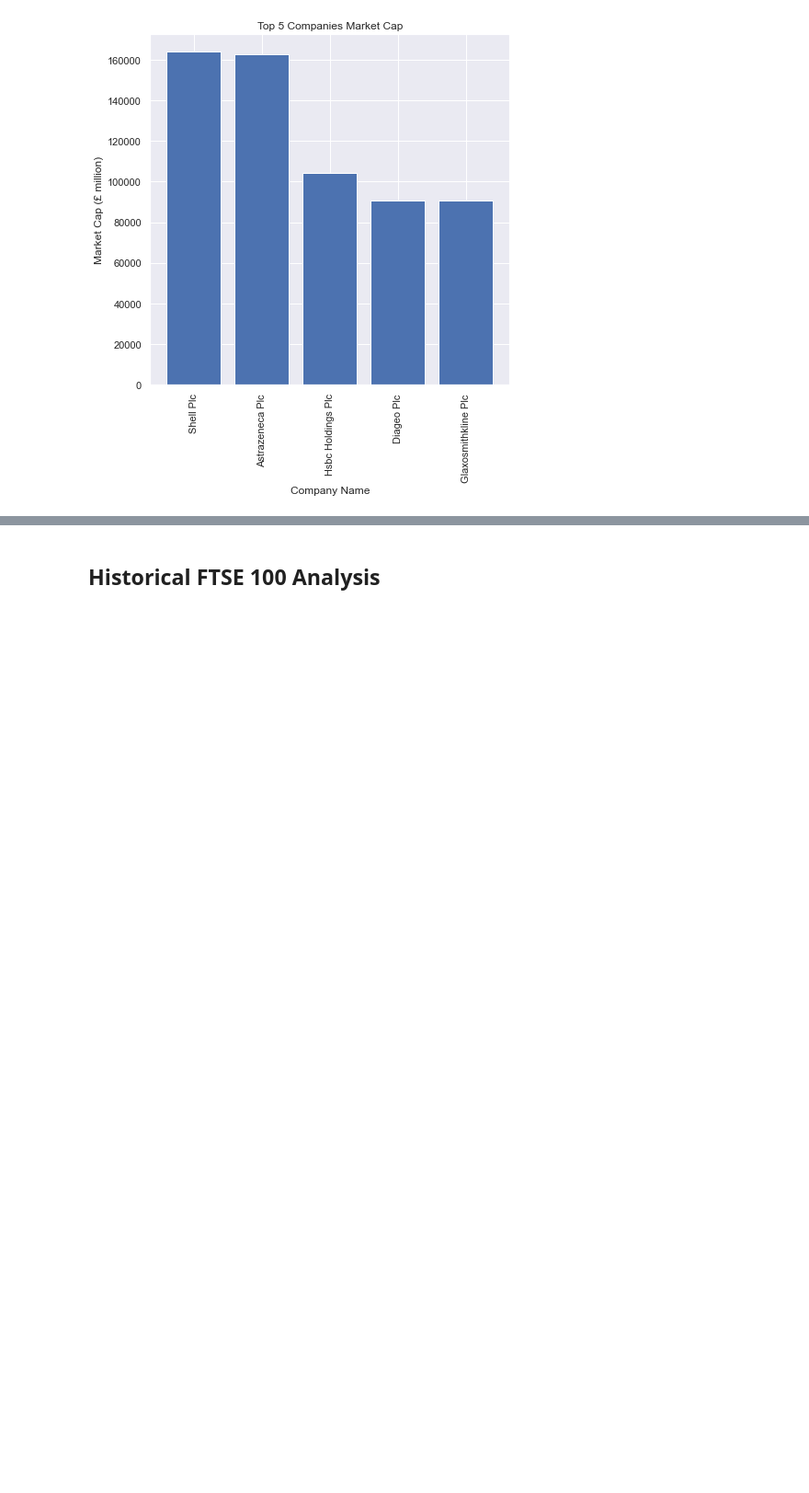
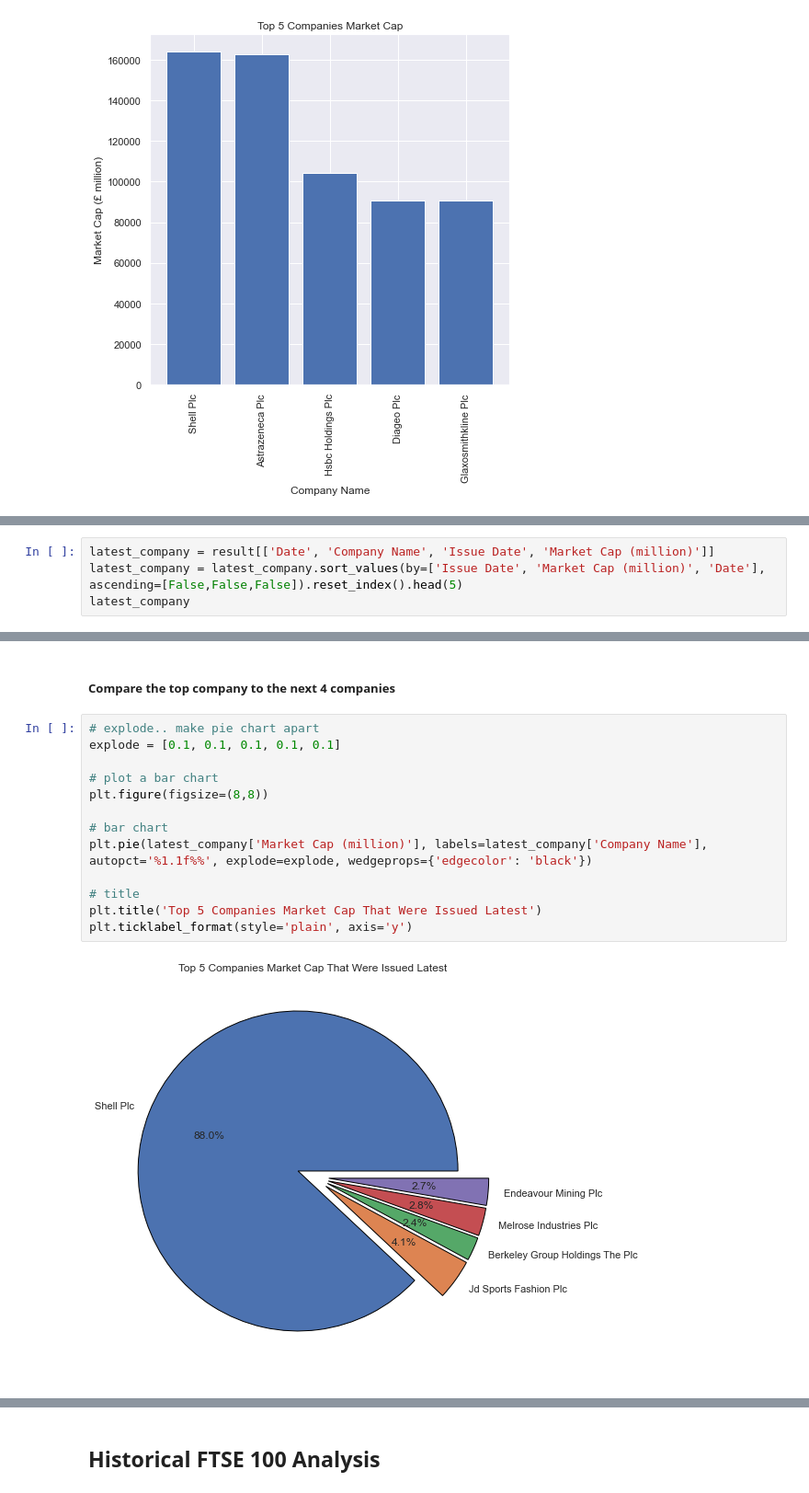
Before and after one commit to aaAbdulkadir/DataPortfolio, a Jupyter notebook: beautifulsoup.ipynb, the cells around one changed output, grey strips where cells are left out. Shown: that part at 92% size. Cells and saved outputs as stored; diff of their text form; blank space fills up the shorter version.

```diff
--- a/beautifulsoup.ipynb
+++ b/beautifulsoup.ipynb
@@ -662,0 +716,4 @@ plt.show()
+# %%
+latest_company = result[['Date', 'Company Name', 'Issue Date', 'Market Cap (million)']]
+latest_company = latest_company.sort_values(by=['Issue Date', 'Market Cap (million)', 'Date'], ascending=[False,False,False]).reset_index().head(5)
+latest_company
@@ -663 +727,18 @@ plt.show()
+# %% [markdown]
+##### Compare the top company to the next 4 companies
+# %%
+# explode.. make pie chart apart
+explode = [0.1, 0.1, 0.1, 0.1, 0.1]
+
+# plot a bar chart
+plt.figure(figsize=(8,8))
+
+# bar chart
+plt.pie(latest_company['Market Cap (million)'], labels=latest_company['Company Name'], autopct='%1.1f%%', explode=explode, wedgeprops={'edgecolor': 'black'})
+
+# title
+plt.title('Top 5 Companies Market Cap That Were Issued Latest')
+plt.ticklabel_format(style='plain', axis='y')
+# %% [output]
+[figure, added]
 # %% [markdown]
```
Also changed, not shown: parts of 46 cells of this notebook.
